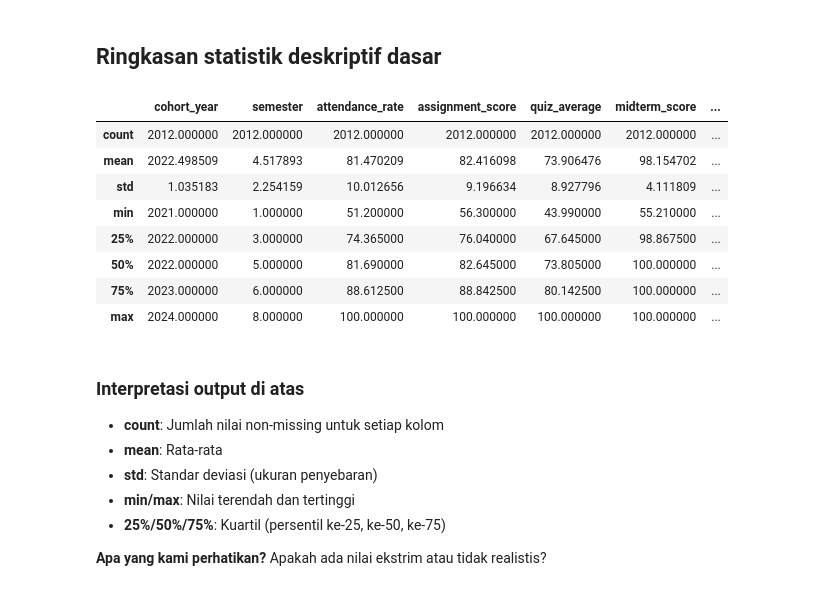
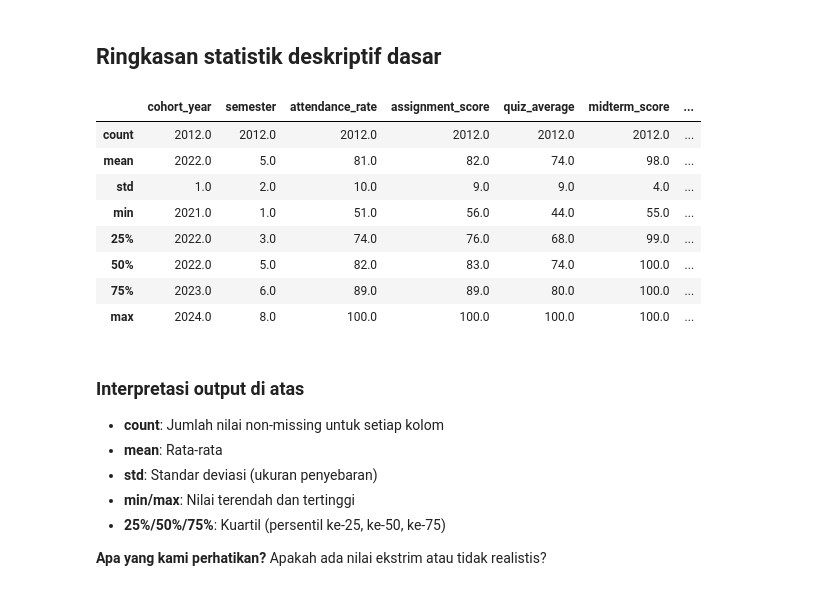
Before and after one commit to julian34/METPEN-TOOLS, a Jupyter notebook: notebooks/01_data_loading.ipynb, the cells around one changed output. Drawn from its saved outputs; the diff is of its cells as text; code cells hidden in the pictures.

```diff
--- a/notebooks/01_data_loading.ipynb
+++ b/notebooks/01_data_loading.ipynb
@@ -124,17 +124,17 @@ Perhatikan: ada kolom dengan nilai hilang jika `Non-Null Count < total rows`.
 ## Ringkasan statistik deskriptif dasar
 # %%
 # describe() menampilkan: count, mean, std, min, 25%, 50%, 75%, max
-df.describe()
+df.describe().round(0)
 # %% [output]
 |  | cohort_year | semester | attendance_rate | assignment_score | quiz_average | midterm_score | ... |
-| count | 2012.000000 | 2012.000000 | 2012.000000 | 2012.000000 | 2012.000000 | 2012.000000 | ... |
-| mean | 2022.498509 | 4.517893 | 81.470209 | 82.416098 | 73.906476 | 98.154702 | ... |
-| std | 1.035183 | 2.254159 | 10.012656 | 9.196634 | 8.927796 | 4.111809 | ... |
-| min | 2021.000000 | 1.000000 | 51.200000 | 56.300000 | 43.990000 | 55.210000 | ... |
-| 25% | 2022.000000 | 3.000000 | 74.365000 | 76.040000 | 67.645000 | 98.867500 | ... |
-| 50% | 2022.000000 | 5.000000 | 81.690000 | 82.645000 | 73.805000 | 100.000000 | ... |
-| 75% | 2023.000000 | 6.000000 | 88.612500 | 88.842500 | 80.142500 | 100.000000 | ... |
-| max | 2024.000000 | 8.000000 | 100.000000 | 100.000000 | 100.000000 | 100.000000 | ... |
+| count | 2012.0 | 2012.0 | 2012.0 | 2012.0 | 2012.0 | 2012.0 | ... |
+| mean | 2022.0 | 5.0 | 81.0 | 82.0 | 74.0 | 98.0 | ... |
+| std | 1.0 | 2.0 | 10.0 | 9.0 | 9.0 | 4.0 | ... |
+| min | 2021.0 | 1.0 | 51.0 | 56.0 | 44.0 | 55.0 | ... |
+| 25% | 2022.0 | 3.0 | 74.0 | 76.0 | 68.0 | 99.0 | ... |
+| 50% | 2022.0 | 5.0 | 82.0 | 83.0 | 74.0 | 100.0 | ... |
+| 75% | 2023.0 | 6.0 | 89.0 | 89.0 | 80.0 | 100.0 | ... |
+| max | 2024.0 | 8.0 | 100.0 | 100.0 | 100.0 | 100.0 | ... |
 # %% [markdown]
 ### Interpretasi output di atas
 
```
Also changed, not shown: parts of 4 cells of this notebook.
